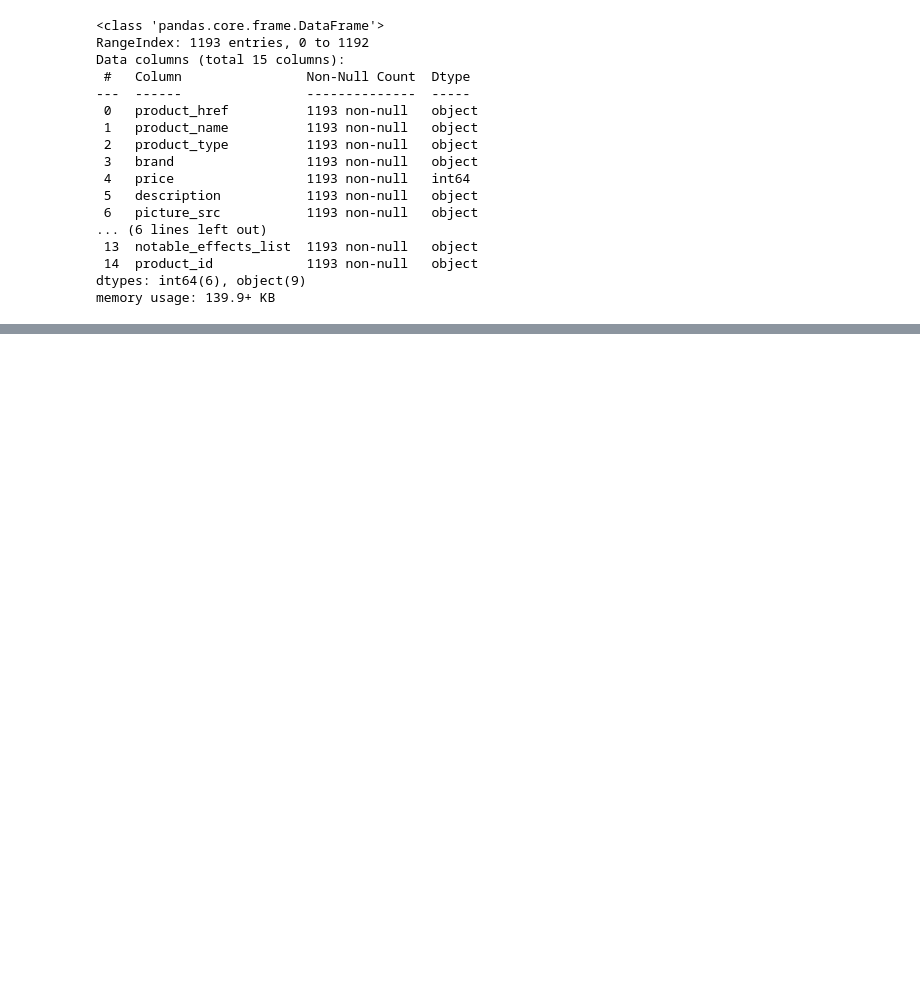
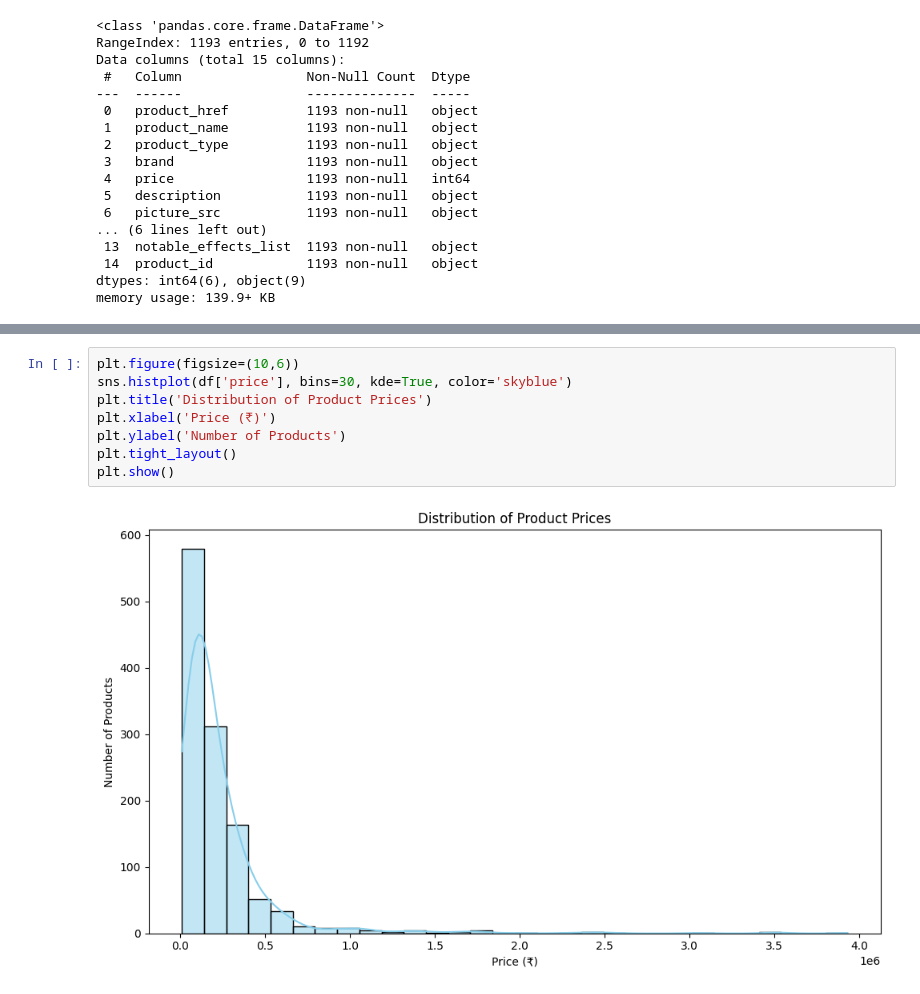
Before and after one commit to shraddhachougule02/Personalized-Recommendation-System, a Jupyter notebook: Notebook/data_exploration.ipynb, the cells around one changed output, grey strips where cells are left out. Saved outputs shown, nothing was run; the diff lists cells and outputs as text; blank space fills up the shorter version.

```diff
--- a/Notebook/data_exploration.ipynb
+++ b/Notebook/data_exploration.ipynb
@@ -263,0 +292,10 @@ memory usage: 139.9+ KB
+# %%
+plt.figure(figsize=(10,6))
+sns.histplot(df['price'], bins=30, kde=True, color='skyblue')
+plt.title('Distribution of Product Prices')
+plt.xlabel('Price (₹)')
+plt.ylabel('Number of Products')
+plt.tight_layout()
+plt.show()
+# %% [output]
+[figure, added]
```
Also changed, not shown: parts of 3 cells of this notebook, 3 other files.
